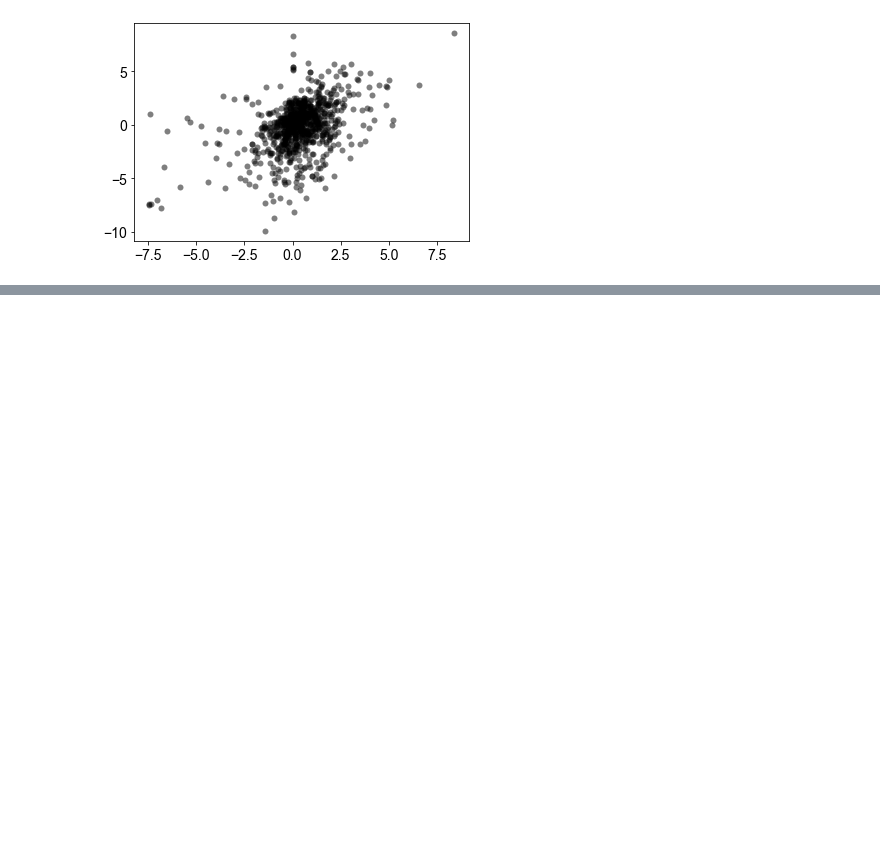
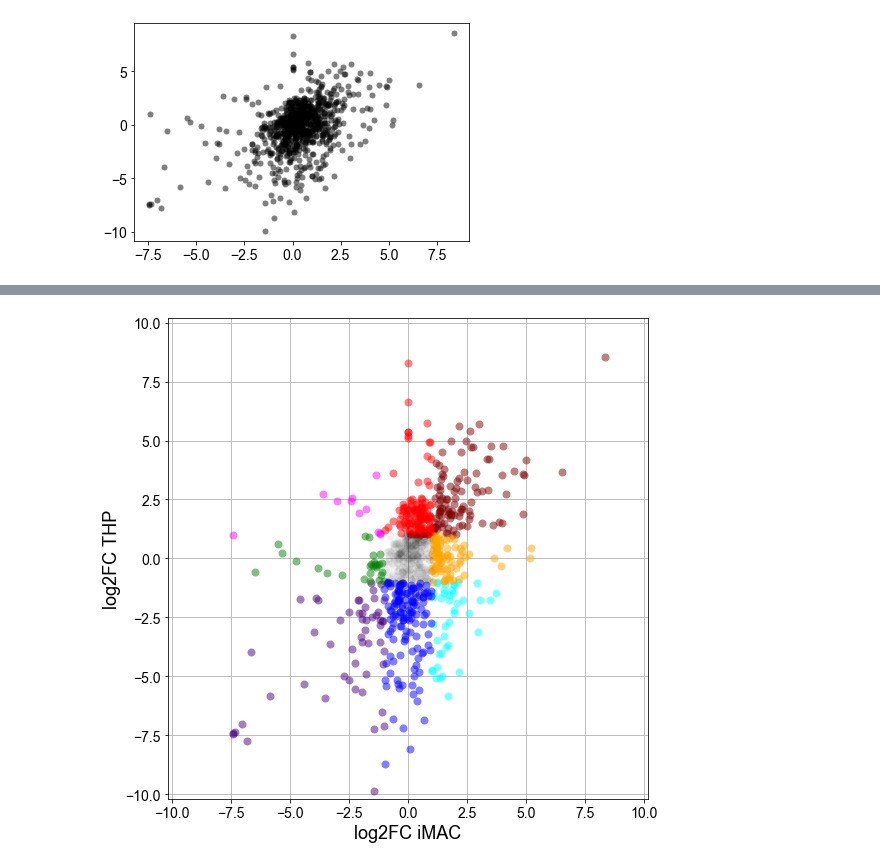
Before and after one commit to adelomana/uwm, a Jupyter notebook: proteomics/proteomics.ipynb, the cells around one changed output, grey strips where cells are left out. Drawn from its saved outputs; the diff is of its cells as text; code cells hidden in the pictures; blank space fills up the shorter version.

```diff
--- a/proteomics/proteomics.ipynb
+++ b/proteomics/proteomics.ipynb
@@ -439,3 +439,81 @@ print(theColor,new.shape[0])
 # %% [output]
 black 866
 [figure]
+# %%
+print('iMAC THP')
+matplotlib.pyplot.figure(None,(8,8))
+the_ms=8
+
+theColor='maroon'
+x=new.loc[(df['log2FC iMAC'] > 1) & (df['log2FC THP'] > 1)]
+matplotlib.pyplot.plot(x['log2FC iMAC'],x['log2FC THP'],'o',color=theColor,alpha=0.5,mew=0,ms=the_ms)
+print('UP UP',theColor,x.shape[0])
+x.to_csv('{}tables/{}.txt'.format(results_dir,theColor),sep='\t')
+maroon_members=x.index.to_list()
+
+theColor='indigo'
+x=new.loc[(df['log2FC iMAC'] < -1) & (df['log2FC THP'] < -1)]
+matplotlib.pyplot.plot(x['log2FC iMAC'],x['log2FC THP'],'o',color=theColor,alpha=0.5,mew=0,ms=the_ms)
+print('DOWN DOWN',theColor,x.shape[0])
+x.to_csv('{}tables/{}.txt'.format(results_dir,theColor),sep='\t')
+indigo_members=x.index.to_list()
+
+theColor='magenta'
+x=new.loc[(df['log2FC iMAC'] < -1) & (df['log2FC THP'] > 1)]
+matplotlib.pyplot.plot(x['log2FC iMAC'],x['log2FC THP'],'o',color=theColor,alpha=0.5,mew=0,ms=the_ms)
+print('DOWN UP',theColor,x.shape[0])
+x.to_csv('{}tables/{}.txt'.format(results_dir,theColor),sep='\t')
+magenta_members=x.index.to_list()
+
+theColor='cyan'
+x=new.loc[(df['log2FC iMAC'] > 1) & (df['log2FC THP'] < -1)]
+matplotlib.pyplot.plot(x['log2FC iMAC'],x['log2FC THP'],'o',color=theColor,alpha=0.5,mew=0,ms=the_ms)
+print('UP DOWN',theColor,x.shape[0])
+x.to_csv('{}tables/{}.txt'.format(results_dir,theColor),sep='\t')
+cyan_members=x.index.to_list()
+
+theColor='orange'
+x=new.loc[(df['log2FC iMAC'] > 1) & (df['log2FC THP'] > -1) & (df['log2FC THP'] < 1)]
+matplotlib.pyplot.plot(x['log2FC iMAC'],x['log2FC THP'],'o',color=theColor,alpha=0.5,mew=0,ms=the_ms)
+print('UP —',theColor,x.shape[0])
+x.to_csv('{}tables/{}.txt'.format(results_dir,theColor),sep='\t')
+orange_members=x.index.to_list()
+
+theColor='green'
+x=new.loc[(df['log2FC iMAC'] < -1) & (df['log2FC THP'] > -1) & (df['log2FC THP'] < 1)]
+matplotlib.pyplot.plot(x['log2FC iMAC'],x['log2FC THP'],'o',color=theColor,alpha=0.5,mew=0,ms=the_ms)
+print('DOWN —',theColor,x.shape[0])
+x.to_csv('{}tables/{}.txt'.format(results_dir,theColor),sep='\t')
+green_members=x.index.to_list()
+
+theColor='red'
+x=new.loc[(df['log2FC THP'] > 1) & (df['log2FC iMAC'] > -1) & (df['log2FC iMAC'] < 1)]
+matplotlib.pyplot.plot(x['log2FC iMAC'],x['log2FC THP'],'o',color=theColor,alpha=0.5,mew=0,ms=the_ms)
+print('— UP',theColor,x.shape[0])
+x.to_csv('{}tables/{}.txt'.format(results_dir,theColor),sep='\t')
+red_members=x.index.to_list()
+
+theColor='blue'
+x=new.loc[(df['log2FC THP'] < -1) & (df['log2FC iMAC'] > -1) & (df['log2FC iMAC'] < 1)]
+matplotlib.pyplot.plot(x['log2FC iMAC'],x['log2FC THP'],'o',color=theColor,alpha=0.5,mew=0,ms=the_ms)
+print('— DOWN',theColor,x.shape[0])
+x.to_csv('{}tables/{}.txt'.format(results_dir,theColor),sep='\t')
+blue_members=x.index.to_list()
+
+theColor='black'
+x=new.loc[(df['log2FC THP'] > -1) & (df['log2FC THP'] < 1) & (df['log2FC iMAC'] > -1) & (df['log2FC iMAC'] < 1)]
+matplotlib.pyplot.plot(x['log2FC iMAC'],x['log2FC THP'],'o',color=theColor,alpha=0.05,mew=0,ms=the_ms)
+print('— —',theColor,x.shape[0])
+x.to_csv('{}tables/{}.txt'.format(results_dir,theColor),sep='\t')
+black_members=x.index.to_list()
+
+matplotlib.pyplot.xlabel('log2FC iMAC')
+matplotlib.pyplot.ylabel('log2FC THP')
+
+matplotlib.pyplot.grid()
+matplotlib.pyplot.xlim(-10.2,10.2)
+matplotlib.pyplot.ylim([-10.2,10.2])
+matplotlib.pyplot.tight_layout()
+matplotlib.pyplot.axes().set_aspect('equal')
+matplotlib.pyplot.savefig('{}/figures/protein_trends.pdf'.format(results_dir))
+# %% [output]
@@ -441,0 +530 @@ black 866
+[figure, added]
```
Also changed, not shown: parts of 10 cells of this notebook, 1 other file.
